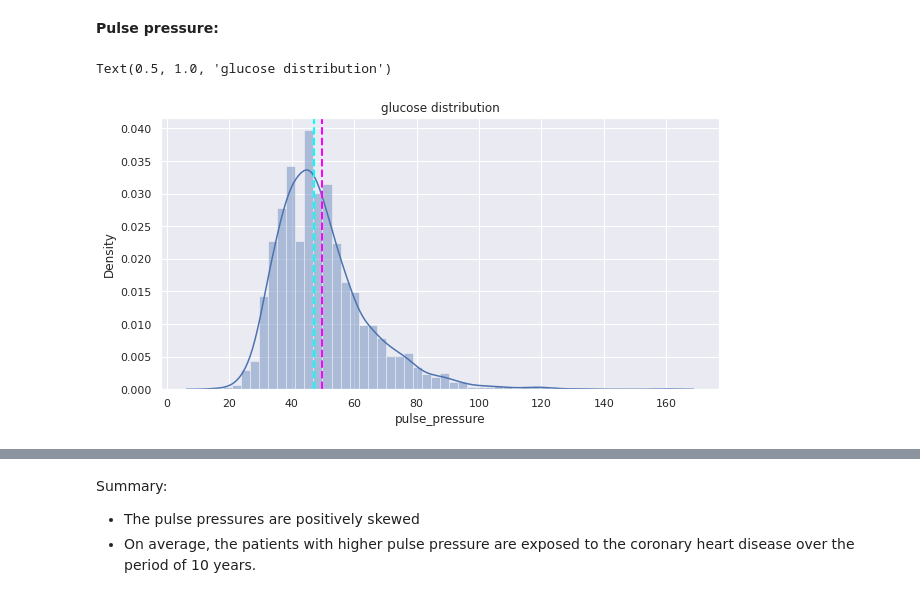
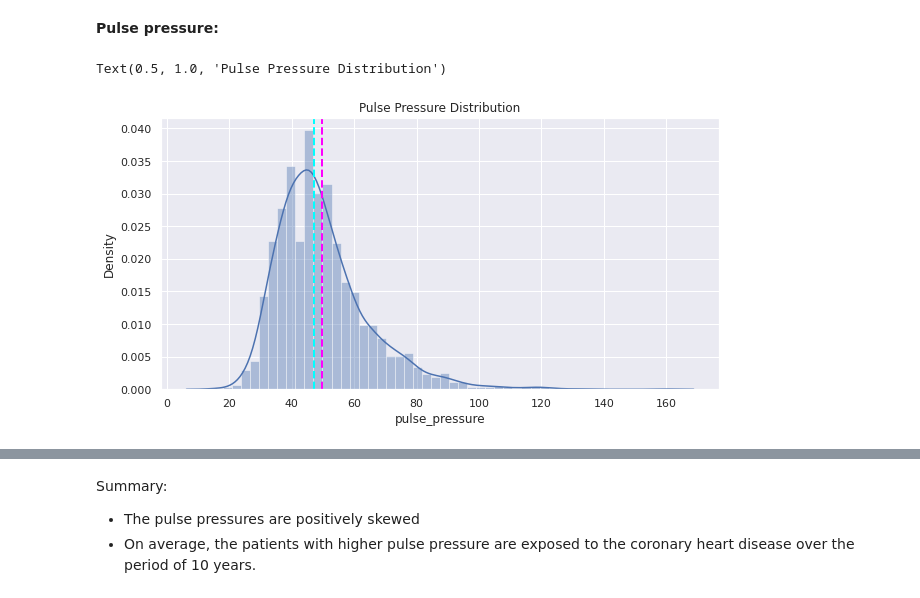
Before and after one commit to shaloy-lewis/cardiovascular_risk_prediction, a Jupyter notebook: Cardiovascular_Risk_Prediction_Shaloy_Lewis.ipynb, the cells around one changed output, grey strips where cells are left out. Saved outputs shown, nothing was run; the diff lists cells and outputs as text; code cells hidden in the pictures.

```diff
--- a/Cardiovascular_Risk_Prediction_Shaloy_Lewis.ipynb
+++ b/Cardiovascular_Risk_Prediction_Shaloy_Lewis.ipynb
@@ -702,13 +703,13 @@ continuous_var.append('pulse_pressure')
 # %%
 # Analu=yzing the distribution of pulse_pressure
 plt.figure(figsize=(10,5))
 sns.distplot(df['pulse_pressure'])
 plt.axvline(df['pulse_pressure'].mean(), color='magenta', linestyle='dashed', linewidth=2)
 plt.axvline(df['pulse_pressure'].median(), color='cyan', linestyle='dashed', linewidth=2)
-plt.title(col+' distribution')
+plt.title('Pulse Pressure Distribution')
 # %% [output]
-Text(0.5, 1.0, 'glucose distribution')
+Text(0.5, 1.0, 'Pulse Pressure Distribution')
-[figure, old version]
+[figure, new version]
 # %%
 # Relationship between pulse pressure with the dependent variable
 plt.figure(figsize=(10,5))
```
Also changed, not shown: parts of 56 cells of this notebook.
